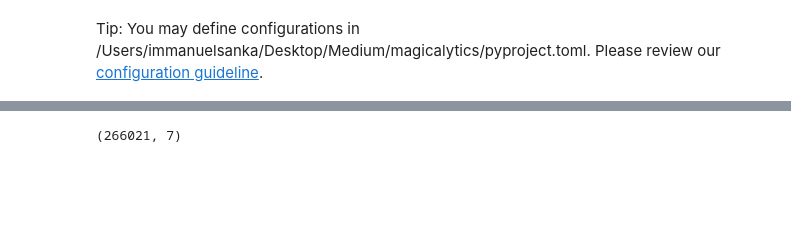
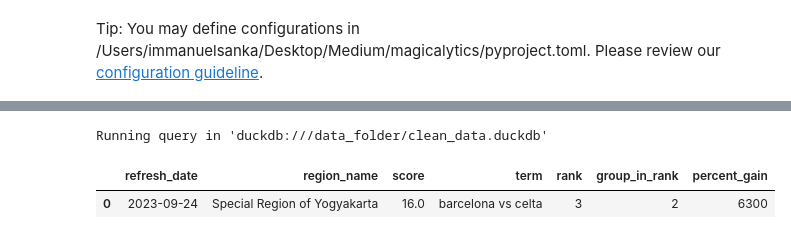
Before and after one commit to im-sanka/magicalytics, a Jupyter notebook: src/etl/wrangle.ipynb, the cells around one changed output, grey strips where cells are left out. Cells and saved outputs as stored; diff of their text form; code cells hidden in the pictures; blank space fills up the shorter version.

```diff
--- a/src/etl/wrangle.ipynb
+++ b/src/etl/wrangle.ipynb
@@ -47,5 +7,8 @@ If you need help solving this issue, send us a message: https://ploomber.io/comm
-# %%
-data = df.DataFrame()
-data.shape
-# %% [output]
-(266021, 7)
+# %%
+%sql df << SELECT * FROM 'all' WHERE region_name IN ('Central Java','Special Region of Yogyakarta','Special Capital Region of Jakarta','Banten', 'Bali', 'West Java', 'Central Java', 'East Java')
+data = df.DataFrame()
+data.head(1)
+# %% [output]
+Running query in 'duckdb:///data_folder/clean_data.duckdb'
+|  | refresh_date | region_name | score | term | rank | group_in_rank | percent_gain |
+| 0 | 2023-09-24 | Special Region of Yogyakarta | 16.0 | barcelona vs celta | 3 | 2 | 6300 |
```
Also changed, not shown: parts of 18 cells of this notebook.
